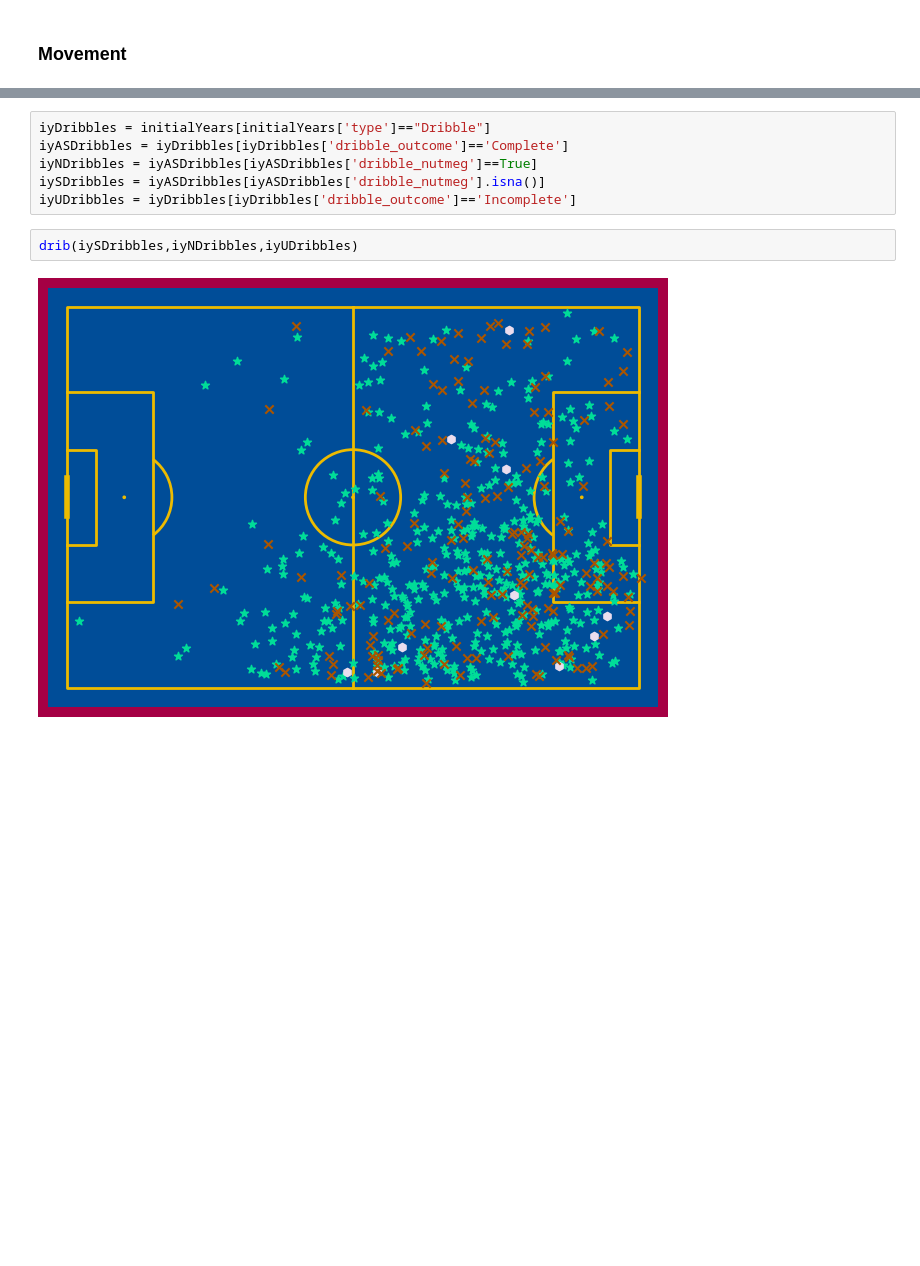
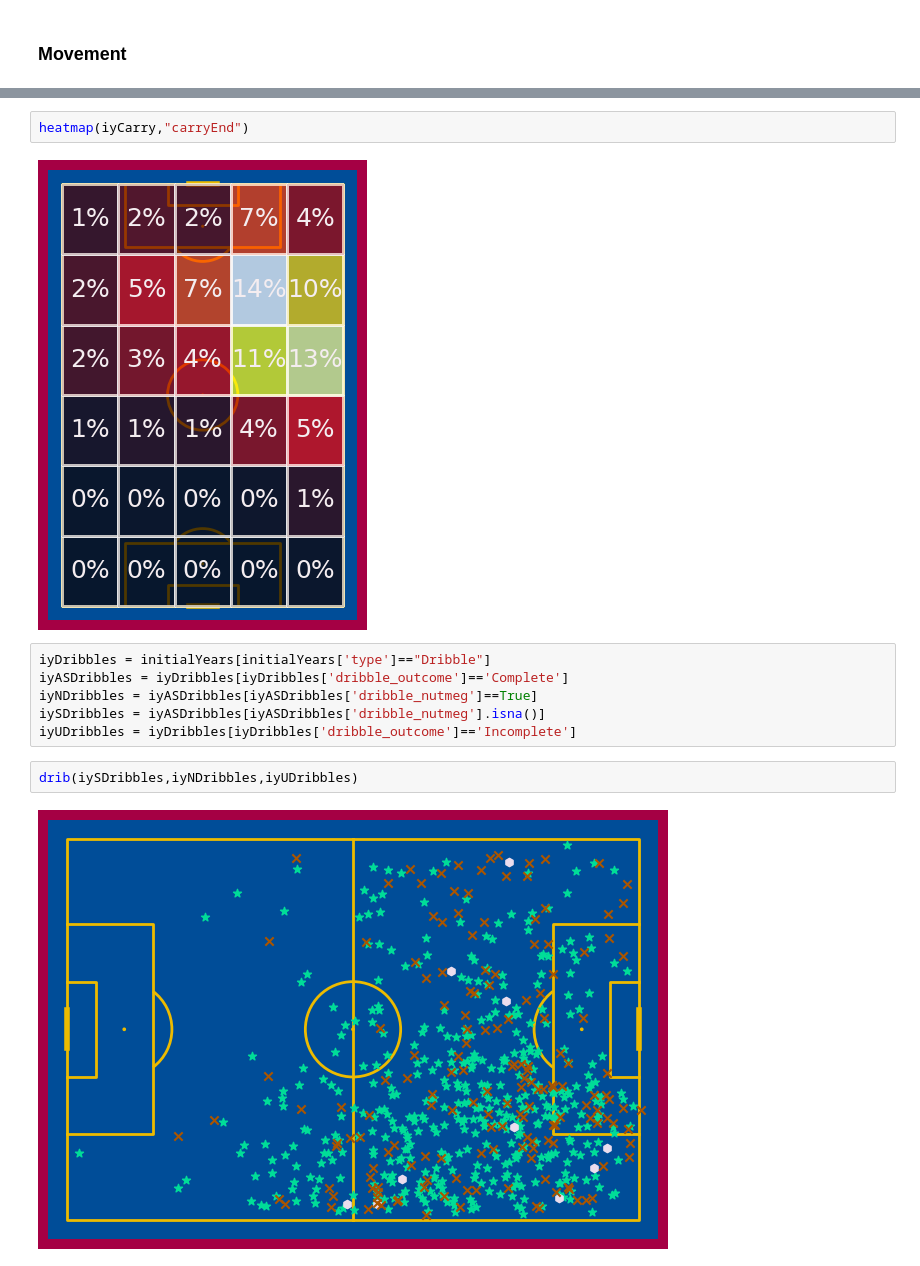
Before and after one commit to YashaswiPandey/IST652-FinalProject, a Jupyter notebook: messiAnalysis.ipynb, the cells around one changed output, grey strips where cells are left out. Drawn from its saved outputs; the diff is of its cells as text; blank space fills up the shorter version.

```diff
--- a/messiAnalysis.ipynb
+++ b/messiAnalysis.ipynb
@@ -183,3 +180,7 @@ heatmap(iCarry,"carry")
+# %%
+heatmap(iyCarry,"carryEnd")
+# %% [output]
+[figure, added]
 # %%
 iyDribbles = initialYears[initialYears['type']=="Dribble"]
 iyASDribbles = iyDribbles[iyDribbles['dribble_outcome']=='Complete']
```
Also changed, not shown: parts of 103 cells of this notebook.
